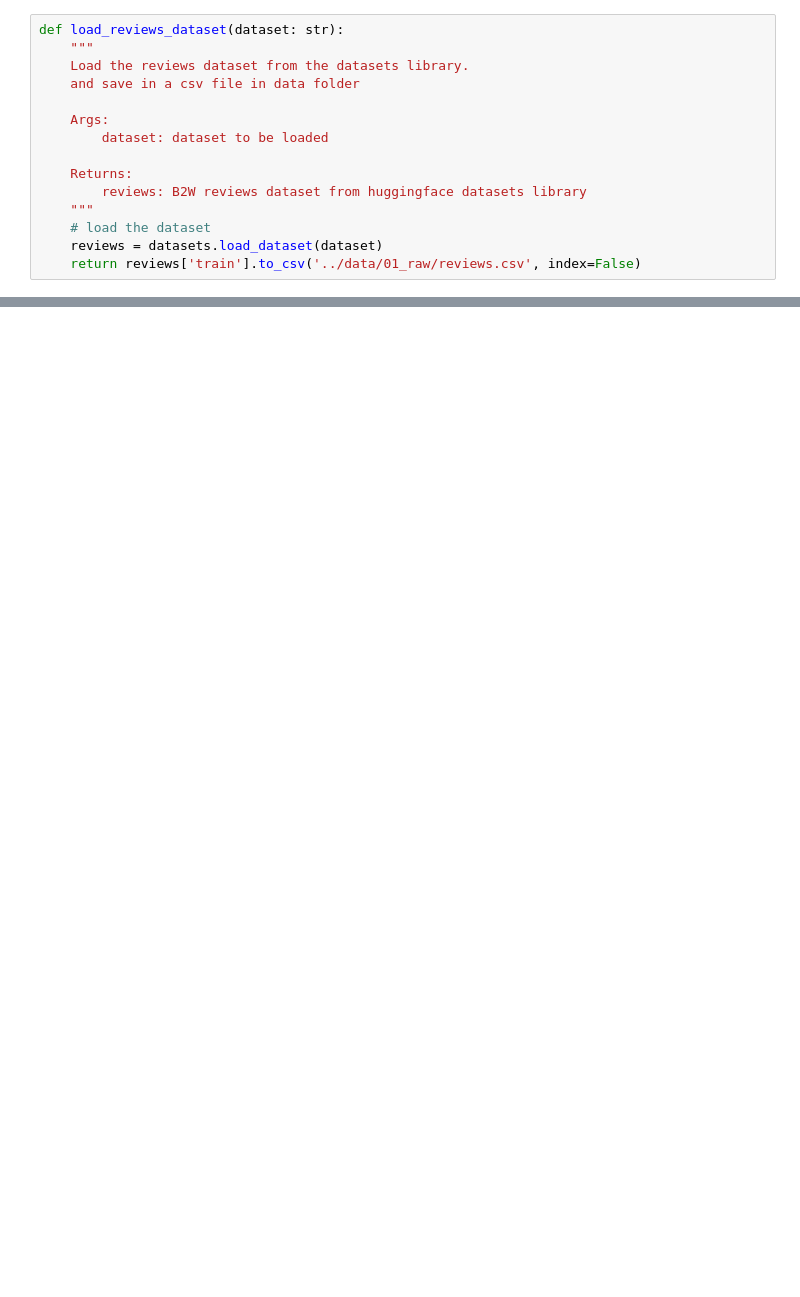
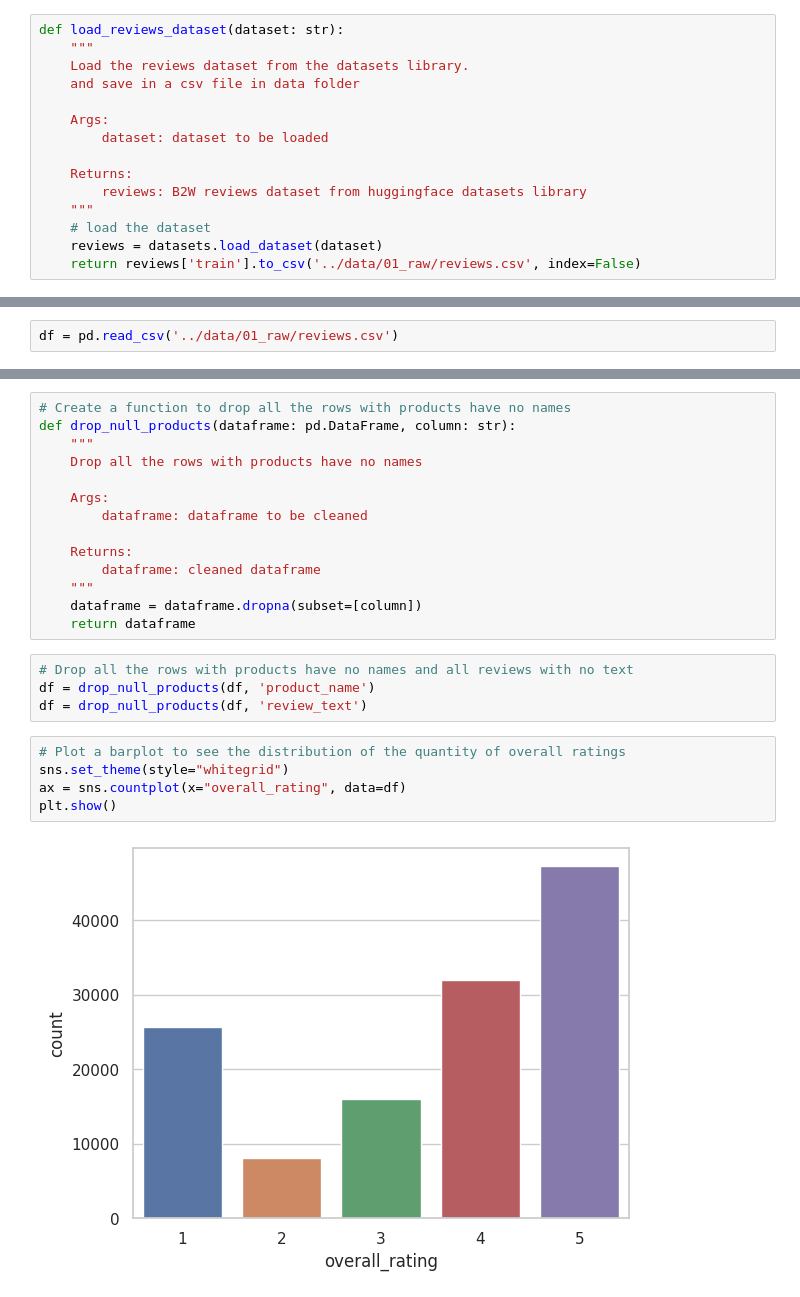
Before and after one commit to bobcastaldeli/b2w_reviews, a Jupyter notebook: notebooks/eda.ipynb, the cells around one changed output, grey strips where cells are left out. Saved outputs shown, nothing was run; the diff lists cells and outputs as text; blank space fills up the shorter version.

```diff
--- a/notebooks/eda.ipynb
+++ b/notebooks/eda.ipynb
@@ -22,0 +25,2 @@ Found cached dataset b2w-reviews01 (/home/bobcasta/.cache/huggingface/datasets/r
+# %%
+df = pd.read_csv('../data/01_raw/reviews.csv')
@@ -22,0 +74,25 @@ Found cached dataset b2w-reviews01 (/home/bobcasta/.cache/huggingface/datasets/r
+# %%
+# Create a function to drop all the rows with products have no names
+def drop_null_products(dataframe: pd.DataFrame, column: str):
+    """
+    Drop all the rows with products have no names
+
+    Args:
+        dataframe: dataframe to be cleaned
+
+    Returns:
+        dataframe: cleaned dataframe
+    """
+    dataframe = dataframe.dropna(subset=[column])
+    return dataframe
+# %%
+# Drop all the rows with products have no names and all reviews with no text
+df = drop_null_products(df, 'product_name')
+df = drop_null_products(df, 'review_text')
+# %%
+# Plot a barplot to see the distribution of the quantity of overall ratings
+sns.set_theme(style="whitegrid")
+ax = sns.countplot(x="overall_rating", data=df)
+plt.show()
+# %% [output]
+[figure, added]
```
Also changed, not shown: parts of 15 cells of this notebook, 2 other files.
